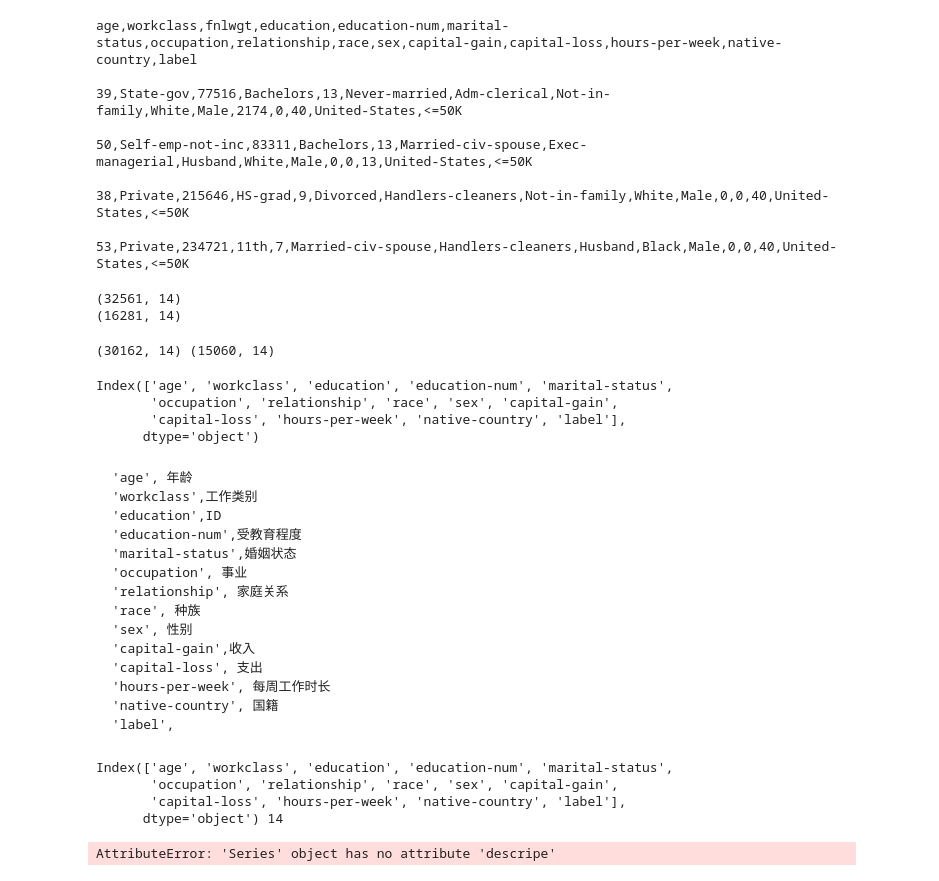
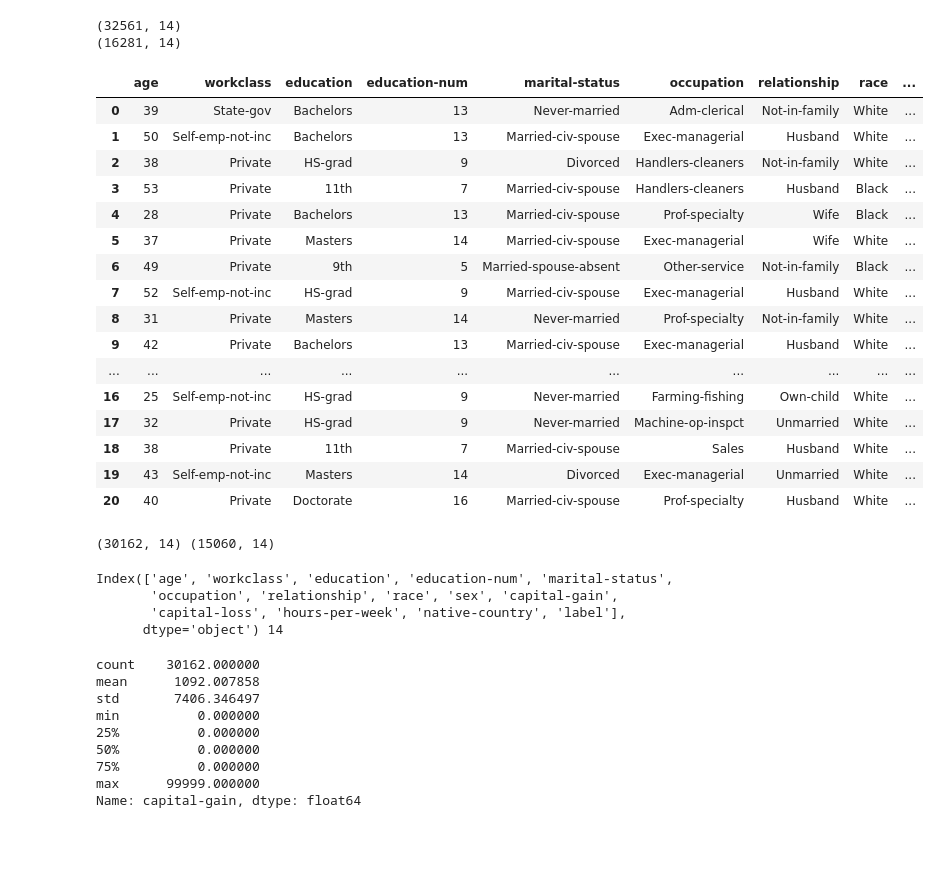
Before and after one commit to zingp/kaggle, a Jupyter notebook: PersonalizedRecommendation/LR/_0_data_preprocessing.ipynb, the cells around one changed output. Saved outputs shown, nothing was run; the diff lists cells and outputs as text; code cells hidden in the pictures; blank space fills up the shorter version.

````diff
--- a/PersonalizedRecommendation/LR/_0_data_preprocessing.ipynb
+++ b/PersonalizedRecommendation/LR/_0_data_preprocessing.ipynb
@@ -1,18 +0,0 @@
-# %%
-with open("./data/train.txt") as f:
-    num = 0
-    for line in f:
-        print(line)
-        num += 1
-        if num == 5:
-            break
-# %% [output]
-age,workclass,fnlwgt,education,education-num,marital-status,occupation,relationship,race,sex,capital-gain,capital-loss,hours-per-week,native-country,label
-
-39,State-gov,77516,Bachelors,13,Never-married,Adm-clerical,Not-in-family,White,Male,2174,0,40,United-States,<=50K
-
-50,Self-emp-not-inc,83311,Bachelors,13,Married-civ-spouse,Exec-managerial,Husband,White,Male,0,0,13,United-States,<=50K
-
-38,Private,215646,HS-grad,9,Divorced,Handlers-cleaners,Not-in-family,White,Male,0,0,40,United-States,<=50K
-
-53,Private,234721,11th,7,Married-civ-spouse,Handlers-cleaners,Husband,Black,Male,0,0,40,United-States,<=50K
@@ -50,34 +30,30 @@ train_df, test_df = input2df("./data/train.txt", "./data/test.txt")
 # %% [output]
 (32561, 14)
 (16281, 14)
+# %%
+train_df.head(20)
+# %% [output]
+|  | age | workclass | education | education-num | marital-status | occupation | relationship | race | ... |
+| 0 | 39 | State-gov | Bachelors | 13 | Never-married | Adm-clerical | Not-in-family | White | ... |
+| 1 | 50 | Self-emp-not-inc | Bachelors | 13 | Married-civ-spouse | Exec-managerial | Husband | White | ... |
+| 2 | 38 | Private | HS-grad | 9 | Divorced | Handlers-cleaners | Not-in-family | White | ... |
+| 3 | 53 | Private | 11th | 7 | Married-civ-spouse | Handlers-cleaners | Husband | Black | ... |
+| 4 | 28 | Private | Bachelors | 13 | Married-civ-spouse | Prof-specialty | Wife | Black | ... |
+| 5 | 37 | Private | Masters | 14 | Married-civ-spouse | Exec-managerial | Wife | White | ... |
+| 6 | 49 | Private | 9th | 5 | Married-spouse-absent | Other-service | Not-in-family | Black | ... |
+| 7 | 52 | Self-emp-not-inc | HS-grad | 9 | Married-civ-spouse | Exec-managerial | Husband | White | ... |
+| 8 | 31 | Private | Masters | 14 | Never-married | Prof-specialty | Not-in-family | White | ... |
+| 9 | 42 | Private | Bachelors | 13 | Married-civ-spouse | Exec-managerial | Husband | White | ... |
+| ... | ... | ... | ... | ... | ... | ... | ... | ... | ... |
+| 16 | 25 | Self-emp-not-inc | HS-grad | 9 | Never-married | Farming-fishing | Own-child | White | ... |
+| 17 | 32 | Private | HS-grad | 9 | Never-married | Machine-op-inspct | Unmarried | White | ... |
+| 18 | 38 | Private | 11th | 7 | Married-civ-spouse | Sales | Husband | White | ... |
+| 19 | 43 | Self-emp-not-inc | Masters | 14 | Divorced | Exec-managerial | Unmarried | White | ... |
+| 20 | 40 | Private | Doctorate | 16 | Married-civ-spouse | Prof-specialty | Husband | White | ... |
 # %%
 print(train_df.shape, test_df.shape)
 # %% [output]
 (30162, 14) (15060, 14)
-# %%
-train_df.columns
-# %% [output]
-Index(['age', 'workclass', 'education', 'education-num', 'marital-status',
-       'occupation', 'relationship', 'race', 'sex', 'capital-gain',
-       'capital-loss', 'hours-per-week', 'native-country', 'label'],
-      dtype='object')
-# %% [markdown]
-```
-'age', 年龄
-'workclass',工作类别
-'education',ID
-'education-num',受教育程度
-'marital-status',婚姻状态
-'occupation', 事业
-'relationship', 家庭关系
-'race', 种族
-'sex', 性别
-'capital-gain',收入
-'capital-loss', 支出
-'hours-per-week', 每周工作时长
-'native-country', 国籍
-'label',
-```
 # %%
 print(train_df.columns, len(train_df.columns))
 # %% [output]
@@ -89,7 +65,15 @@ Index(['age', 'workclass', 'education', 'education-num', 'marital-status',
 label = 'label'
 con_features_li = ['age', 'education-num', 'capital-gain', 'capital-loss', 'hours-per-week']
 dis_features_li = ['education', 'workclass', 'marital-status', 'occupation', 'relationship', 'race', 'sex','native-country']
-# %%
-train_df['age'].descripe()
-# %% [output]
-AttributeError: 'Series' object has no attribute 'descripe'
+# %%
+train_df['capital-gain'].describe()
+# %% [output]
+count    30162.000000
+mean      1092.007858
+std       7406.346497
+min          0.000000
+25%          0.000000
+50%          0.000000
+75%          0.000000
+max      99999.000000
+Name: capital-gain, dtype: float64
````
Also changed, not shown: parts of 19 cells of this notebook.
